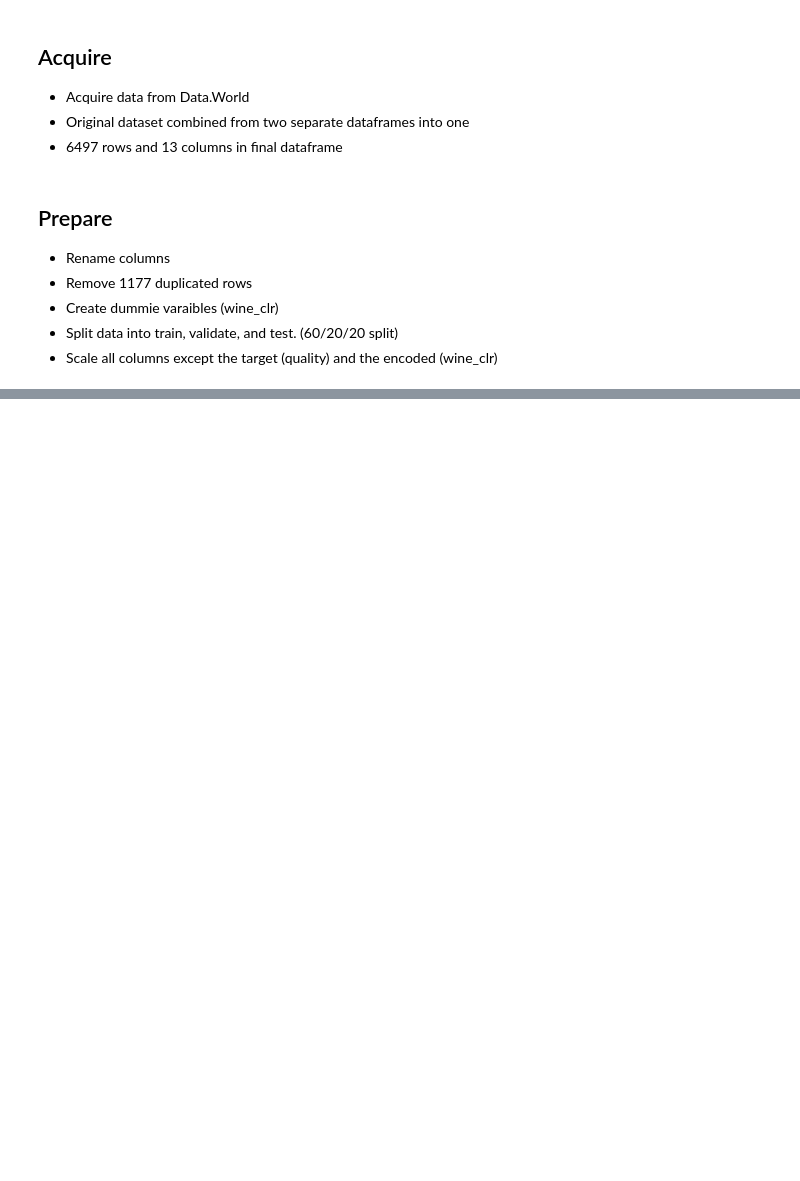
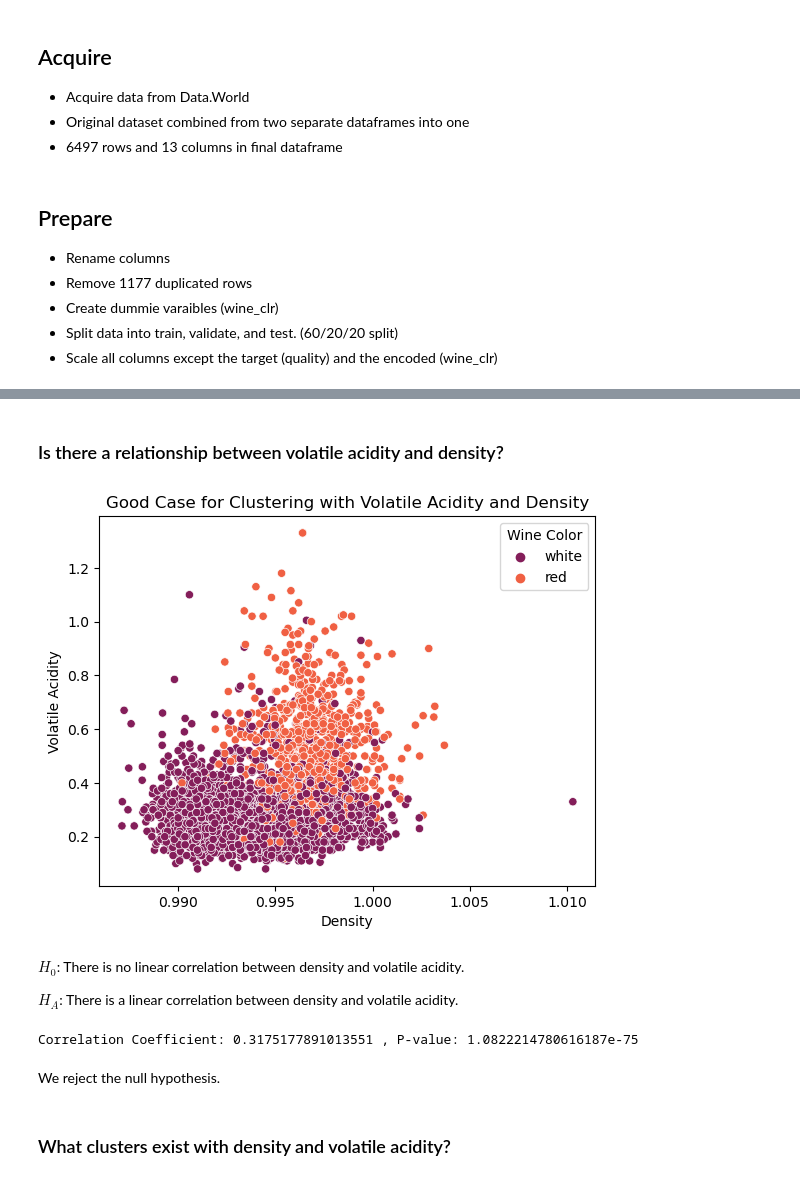
Before and after one commit to Codeup-Clustering-Project/wine_quality, a Jupyter notebook: final_report.ipynb, the cells around one changed output, grey strips where cells are left out. Saved outputs shown, nothing was run; the diff lists cells and outputs as text; code cells hidden in the pictures; blank space fills up the shorter version.

```diff
--- a/final_report.ipynb
+++ b/final_report.ipynb
@@ -61,0 +99,20 @@ train, validate, test = w.wrangle_wine_explore()
+# %% [markdown]
+### Is there a relationship between volatile acidity and density?
+# %%
+e.volatileacid_density_viz(train)
+# %% [output]
+[figure, added]
+# %% [markdown]
+$H_0$: There is no linear correlation between density and volatile acidity.
+
+$H_A$: There is a linear correlation between density and volatile acidity.
+# %%
+# run stats test
+r, p = stats.pearsonr(train.density, train.volatile_acidity)
+print(f'Correlation Coefficient: {r} , P-value: {p}')
+# %% [output]
+Correlation Coefficient: 0.3175177891013551 , P-value: 1.0822214780616187e-75
+# %% [markdown]
+We reject the null hypothesis.
+# %% [markdown]
+### What clusters exist with density and volatile acidity?
```
Also changed, not shown: parts of 20 cells of this notebook.
